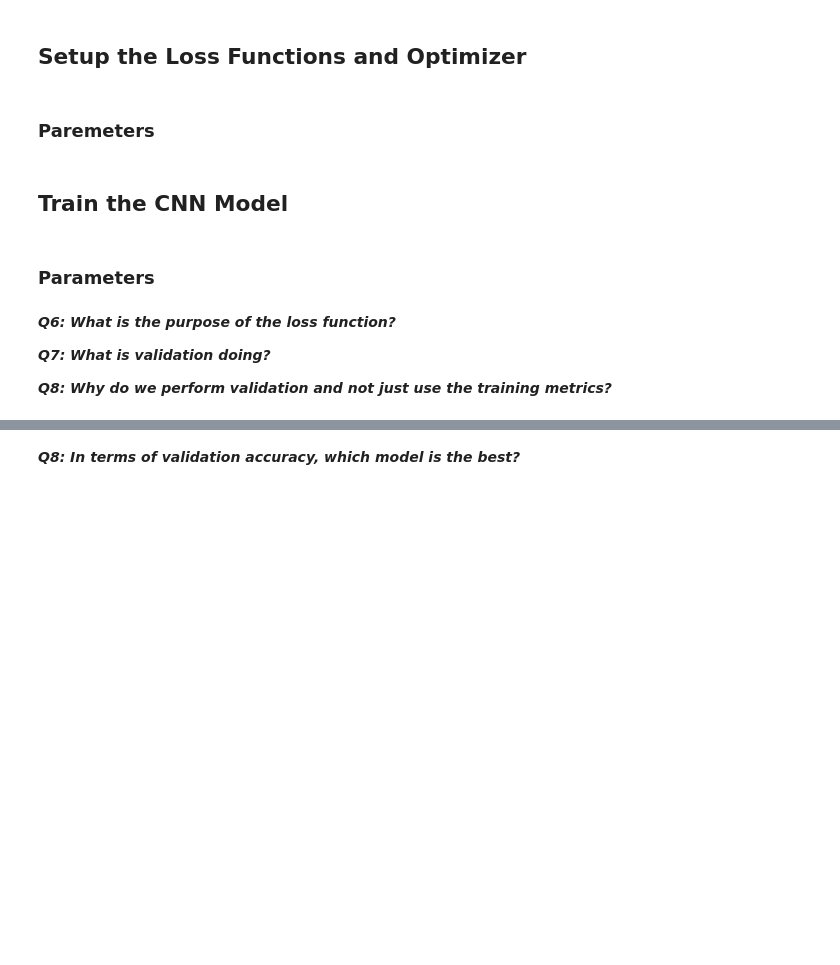
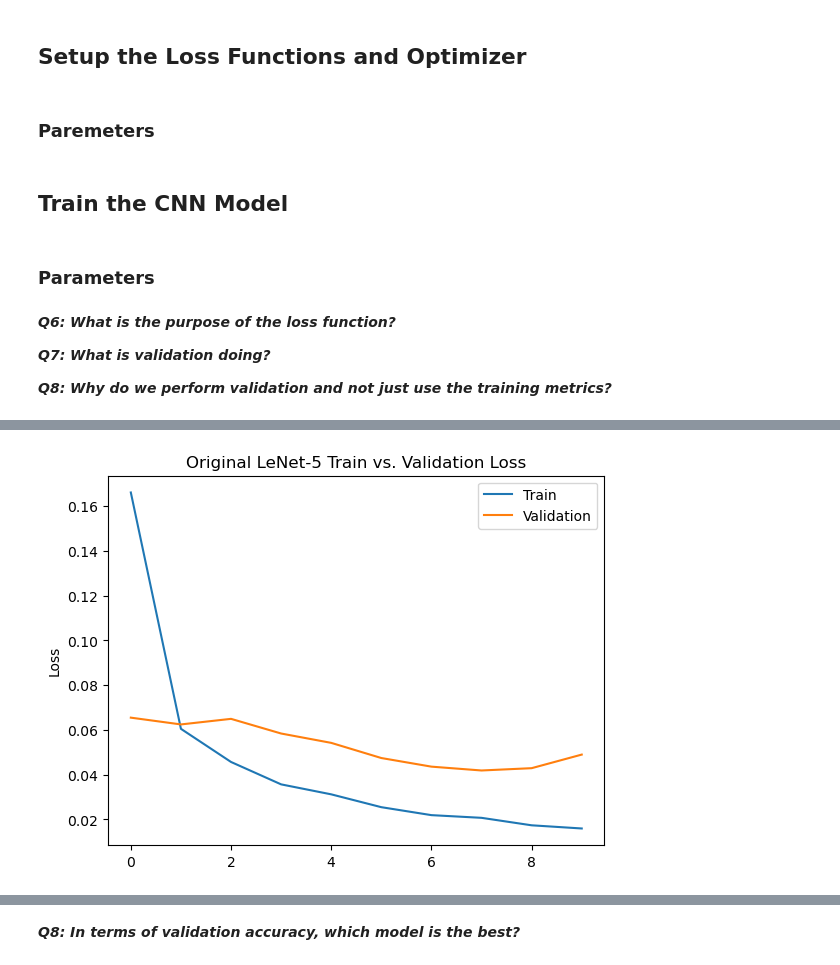
Before and after one commit to iCAS-Lab/2025-edge-computing-class, a Jupyter notebook: assignment1/main.ipynb, the cells around one changed output, grey strips where cells are left out. Cells and saved outputs as stored; diff of their text form; code cells hidden in the pictures; blank space fills up the shorter version.

Commit message:
Added loss and accuracy graphs.

```diff
--- a/assignment1/main.ipynb
+++ b/assignment1/main.ipynb
@@ -580,7 +580,7 @@ def compute_accuracy(outputs, labels):
     num_incorrect = torch.count_nonzero(predictions - labels)
     # Compute the accuracy i.e. total - incorrect divided by total
     accuracy = (num_predictions - num_incorrect)/num_predictions
-    return accuracy
+    return accuracy.item()
 # %%
 def train(
     train_dataloader,
@@ -632,6 +644,8 @@ def validation(
     total_steps,
     device
 ):
+    running_loss = 0.0
+    running_acc = 0.0
     # Now we run over the validation dataset without training
     if val_dataloader:
         # Disable the gradient calculations and updates
@@ -650,13 +664,23 @@ def validation(
                 # Compute validation accuracy
                 acc = compute_accuracy(outputs, labels)
 
+                # Add the running accuracy and loss
+                running_loss += loss.item()
+                running_acc += acc
+
                 # Progressively print loss
                 if (i+1) % 256 == 0:
                     print(
-                        f'VALIDATION --> Epoch: {epoch}/{num_epochs}, ' +
+                        f'VALIDATION --> Epoch: {epoch+1}/{num_epochs}, ' +
                         f'Step: {i+1}/{total_steps}, ' +
-                        f'Val Loss: {loss.item()}'
+                        f'Val Loss: {running_loss / (i+1)}, ' +
+                        f'Val Acc: {running_acc / (i+1)}'
                     )
+    # Compute the average loss and accuracy for this epoch
+    running_loss = running_loss / total_steps
+    running_acc = running_acc / total_steps
+
+    return running_loss, running_acc
 # %%
 def test(
     test_dataloader,
@@ -727,16 +815,33 @@ def train_model(
 **_Q7: What is validation doing?_**
 
 **_Q8: Why do we perform validation and not just use the training metrics?_**
+# %%
+def plot_epoch_metrics(x, y, data_names, title_prefix, yaxis_label):
+    for i in y:
+        plt.plot(x, i)
+    plt.title(title_prefix + ' ' + ' vs. '.join(data_names) + ' ' + yaxis_label)
+    plt.ylabel(yaxis_label)
+    plt.legend(data_names)
 # %%
 # Train the original version of LeNet5
 original_lenet5.to(DEVICE)
-train_model(
+(train_losses, train_accs), (val_losses, val_accs) = train_model(
     train_dataloader,
     original_lenet5,
     loss,
     optim_original_lenet5,
     NUM_EPOCHS,
     DEVICE,
+    model_save_path=Path('./models/original_lenet5'),
     val_dataloader=val_dataloader
 )
+# Get the best validation loss and accuracy
+print(
+    f'Best Validation Loss: {min(val_losses)} ' +
+    f'after epoch {np.argmin(val_losses) + 1}'
+)
+print(
+    f'Best Validation Acc: {max(val_accs)} ' +
+    f'after epoch {np.argmax(val_accs) + 1}'
+)
 # %% [output]
@@ -764,0 +865,10 @@ train_model(train_dataloader, val_dataloader, modern_lenet5,
+# %%
+plot_epoch_metrics(
+    np.arange(10),
+    [train_losses, val_losses],
+    ['Train', 'Validation'],
+    'Original LeNet-5',
+    'Loss'
+)
+# %% [output]
+[figure, added]
```
Also changed, not shown: parts of 19 cells of this notebook, 1 other file.
